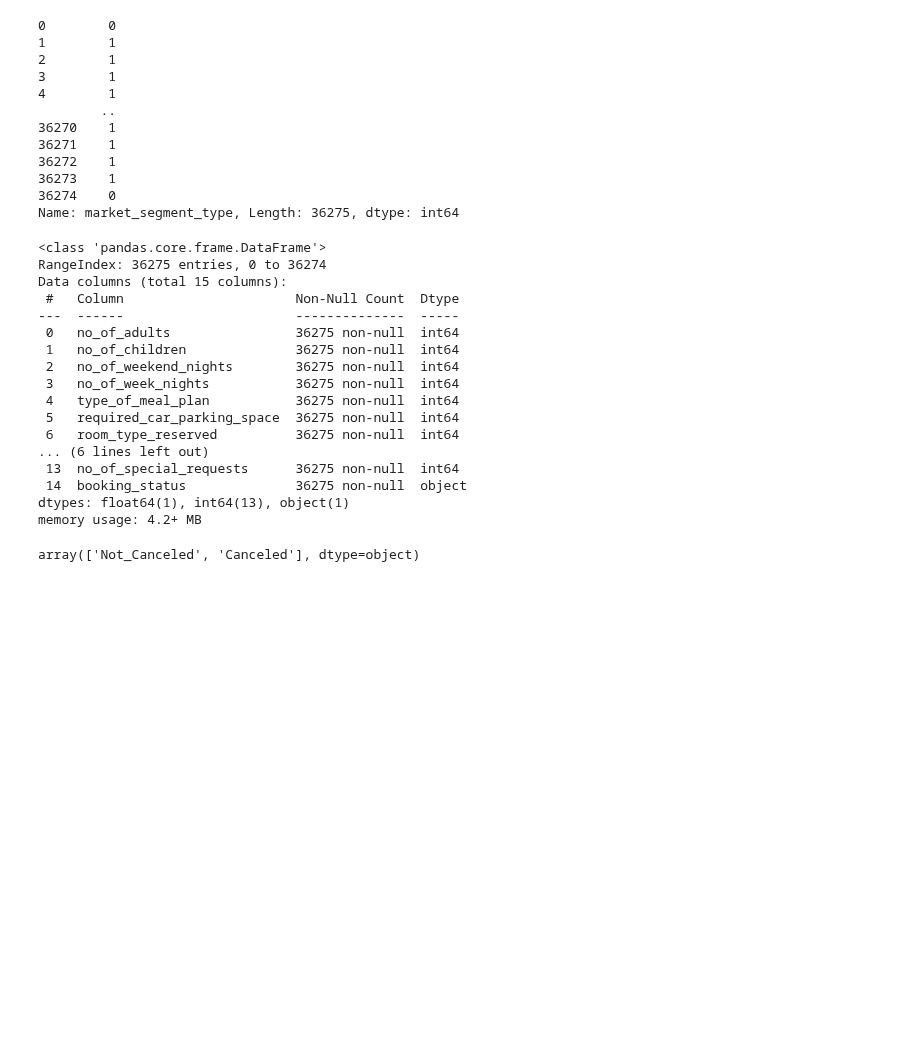
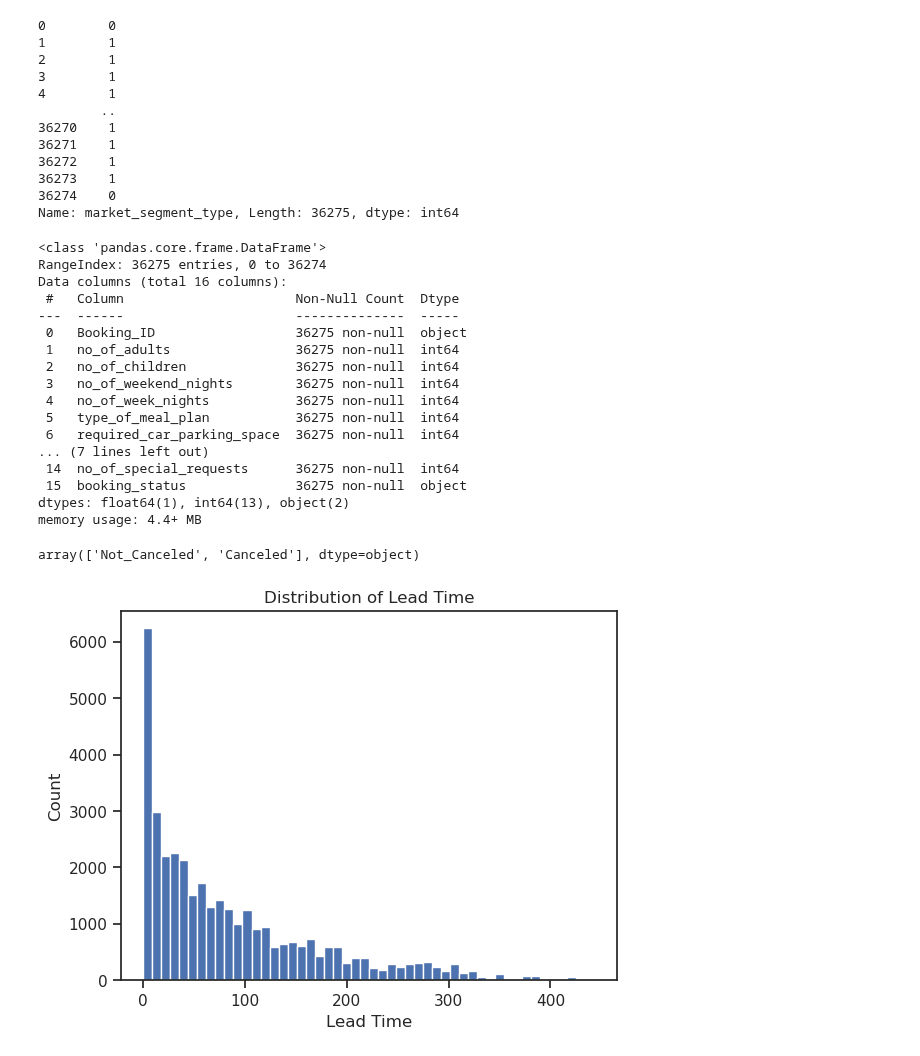
Before and after one commit to Harry262000/Kaggle--Notebooks, a Jupyter notebook: hotel-reservation-dataset.ipynb, the cells around one changed output. Saved outputs shown, nothing was run; the diff lists cells and outputs as text; code cells hidden in the pictures; blank space fills up the shorter version.

```diff
--- a/hotel-reservation-dataset.ipynb
+++ b/hotel-reservation-dataset.ipynb
@@ -166,7 +220,7 @@ df["no_of_previous_bookings_not_canceled"].value_counts()
 Name: no_of_previous_bookings_not_canceled, dtype: int64
 # %%
 #dropping few columns
-df.drop(["Booking_ID","no_of_previous_cancellations","no_of_previous_bookings_not_canceled","arrival_year"],axis = 1, inplace = True)
+df.drop(["no_of_previous_cancellations","no_of_previous_bookings_not_canceled","arrival_year"],axis = 1, inplace = True)
 # %%
 df["type_of_meal_plan"].unique()
 # %% [output]
@@ -250,21 +304,21 @@ df.info()
 # %% [output]
 <class 'pandas.core.frame.DataFrame'>
 RangeIndex: 36275 entries, 0 to 36274
-Data columns (total 15 columns):
+Data columns (total 16 columns):
  #   Column                      Non-Null Count  Dtype
 ---  ------                      --------------  -----
- 0   no_of_adults                36275 non-null  int64
- 1   no_of_children              36275 non-null  int64
- 2   no_of_weekend_nights        36275 non-null  int64
- 3   no_of_week_nights           36275 non-null  int64
- 4   type_of_meal_plan           36275 non-null  int64
- 5   required_car_parking_space  36275 non-null  int64
- 6   room_type_reserved          36275 non-null  int64
-... (6 lines left out)
- 13  no_of_special_requests      36275 non-null  int64
- 14  booking_status              36275 non-null  object
-dtypes: float64(1), int64(13), object(1)
-memory usage: 4.2+ MB
+ 0   Booking_ID                  36275 non-null  object
+ 1   no_of_adults                36275 non-null  int64
+ 2   no_of_children              36275 non-null  int64
+ 3   no_of_weekend_nights        36275 non-null  int64
+ 4   no_of_week_nights           36275 non-null  int64
+ 5   type_of_meal_plan           36275 non-null  int64
+ 6   required_car_parking_space  36275 non-null  int64
+... (7 lines left out)
+ 14  no_of_special_requests      36275 non-null  int64
+ 15  booking_status              36275 non-null  object
+dtypes: float64(1), int64(13), object(2)
+memory usage: 4.4+ MB
 # %%
 df["booking_status"].unique()
 # %% [output]
@@ -271,0 +329,9 @@ array(['Not_Canceled', 'Canceled'], dtype=object)
+# %%
+# Histogram
+plt.hist(df['lead_time'], bins=50)
+plt.xlabel('Lead Time')
+plt.ylabel('Count')
+plt.title('Distribution of Lead Time')
+plt.show()
+# %% [output]
+[figure, added]
```
Also changed, not shown: parts of 45 cells of this notebook.
